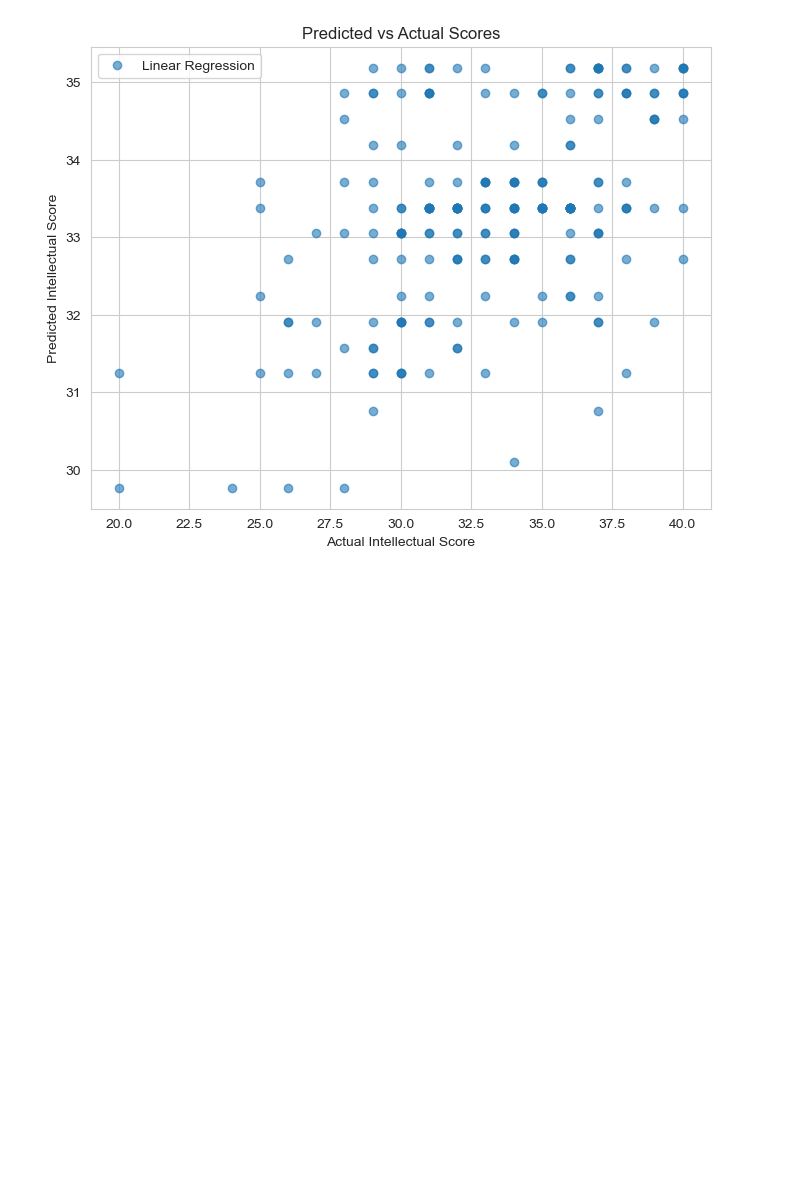
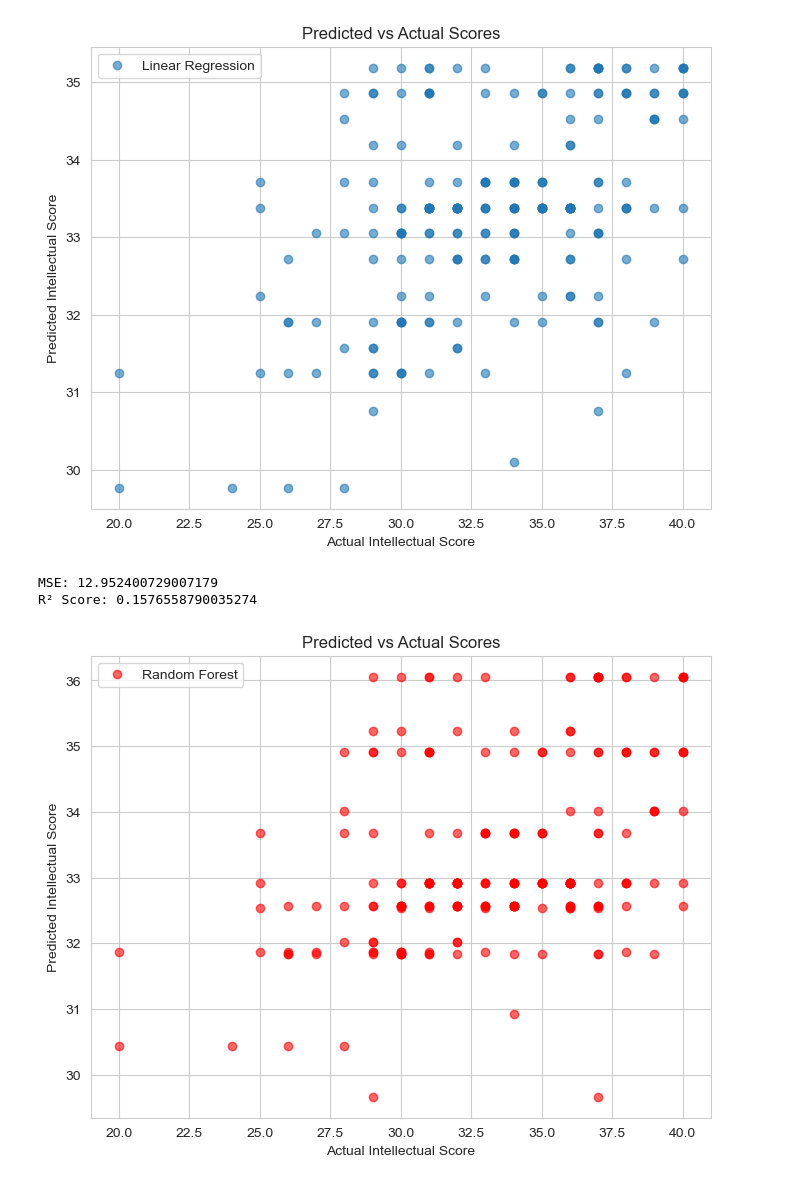
Before and after one commit to Matthew-Wolz/Physical-Health-Research, a Jupyter notebook: Notebook/Physical Health Research.ipynb, the cells around one changed output. Saved outputs shown, nothing was run; the diff lists cells and outputs as text; code cells hidden in the pictures; blank space fills up the shorter version.

Commit message:
random forest model and visualization

```diff
--- a/Notebook/Physical Health Research.ipynb
+++ b/Notebook/Physical Health Research.ipynb
@@ -173,3 +173,24 @@ plt.legend()
 plt.show()
 # %% [output]
 [figure]
+# %%
+# Let's try a random forest model
+
+rf = RandomForestRegressor(n_estimators=100, random_state=42)
+rf.fit(X_train_scaled, y_train)
+y_pred_rf = rf.predict(X_test_scaled)
+
+print("MSE:", mean_squared_error(y_test, y_pred_rf))
+print("R² Score:", r2_score(y_test, y_pred_rf))
+
+plt.figure(figsize=(8,6))
+plt.scatter(y_test, y_pred_rf, alpha=0.6, label="Random Forest", color='red')
+plt.xlabel("Actual Intellectual Score")
+plt.ylabel("Predicted Intellectual Score")
+plt.title("Predicted vs Actual Scores")
+plt.legend()
+plt.show()
+# %% [output]
+MSE: 12.952400729007179
+R² Score: 0.1576558790035274
+[figure, added]
```
Also changed, not shown: parts of 1 cell of this notebook.
